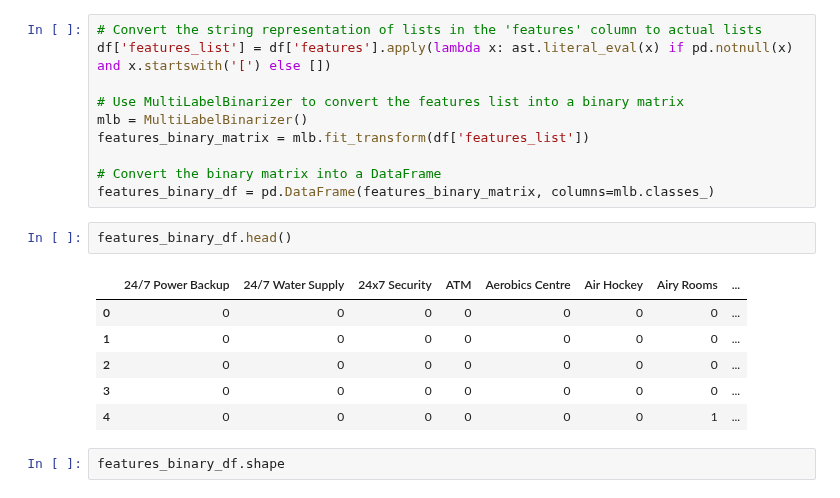
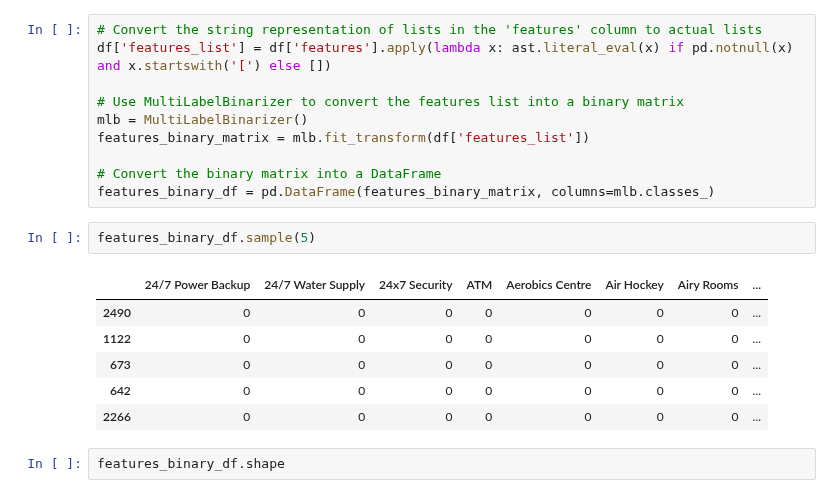
Before and after one commit to campusx-official/dsmp-capstone-project, a Jupyter notebook: feature-engineering.ipynb, the cells around one changed output. Cells and saved outputs as stored; diff of their text form.

```diff
--- a/feature-engineering.ipynb
+++ b/feature-engineering.ipynb
@@ -487,15 +495,15 @@ features_binary_matrix = mlb.fit_transform(df['features_list'])
 
 # Convert the binary matrix into a DataFrame
 features_binary_df = pd.DataFrame(features_binary_matrix, columns=mlb.classes_)
-# %%
-features_binary_df.head()
-# %% [output]
-|  | 24/7 Power Backup | 24/7 Water Supply | 24x7 Security | ATM | Aerobics Centre | Air Hockey | Airy Rooms | ... |
-| 0 | 0 | 0 | 0 | 0 | 0 | 0 | 0 | ... |
-| 1 | 0 | 0 | 0 | 0 | 0 | 0 | 0 | ... |
-| 2 | 0 | 0 | 0 | 0 | 0 | 0 | 0 | ... |
-| 3 | 0 | 0 | 0 | 0 | 0 | 0 | 0 | ... |
-| 4 | 0 | 0 | 0 | 0 | 0 | 0 | 1 | ... |
+# %%
+features_binary_df.sample(5)
+# %% [output]
+|  | 24/7 Power Backup | 24/7 Water Supply | 24x7 Security | ATM | Aerobics Centre | Air Hockey | Airy Rooms | ... |
+| 2490 | 0 | 0 | 0 | 0 | 0 | 0 | 0 | ... |
+| 1122 | 0 | 0 | 0 | 0 | 0 | 0 | 0 | ... |
+| 673 | 0 | 0 | 0 | 0 | 0 | 0 | 0 | ... |
+| 642 | 0 | 0 | 0 | 0 | 0 | 0 | 0 | ... |
+| 2266 | 0 | 0 | 0 | 0 | 0 | 0 | 0 | ... |
 # %%
 features_binary_df.shape
 # %% [output]
```
Also changed, not shown: parts of 5 cells of this notebook, 6 other files.
